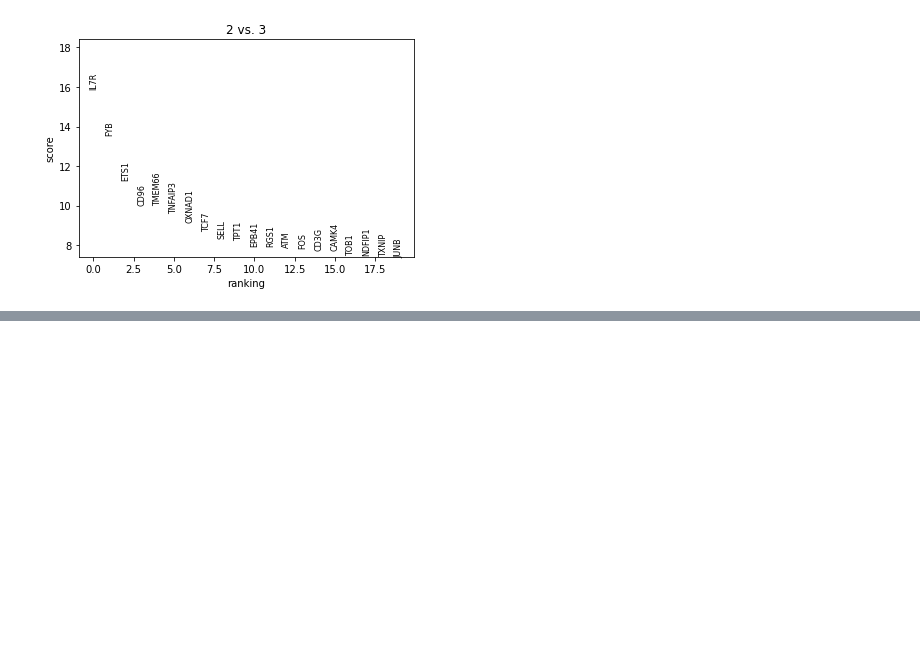
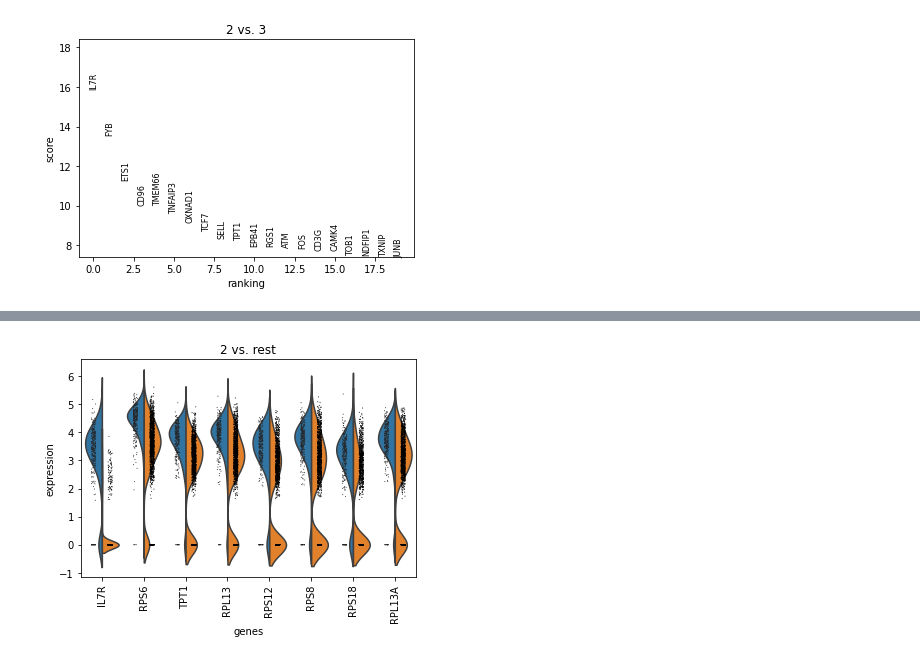
Before and after one commit to eh329/Kaggle, a Jupyter notebook: scRNAseq-eh329-Stoeckius_et_al_2017.ipynb, the cells around one changed output, grey strips where cells are left out. Cells and saved outputs as stored; diff of their text form; code cells hidden in the pictures; blank space fills up the shorter version.

```diff
--- a/scRNAseq-eh329-Stoeckius_et_al_2017.ipynb
+++ b/scRNAseq-eh329-Stoeckius_et_al_2017.ipynb
@@ -375,0 +380,8 @@ sc.pl.rank_genes_groups(data, groups = ["2"], n_genes = 20)
+# %%
+# Comparing cluster 0 to the others
+
+data = sc.read("WilcoxonComputation.pbmc3k.h5ad")
+data.uns['log1p']["base"] = None
+sc.pl.rank_genes_groups_violin(data, groups = "2", n_genes = 8)
+# %% [output]
+[figure, added]
```
Also changed, not shown: parts of 8 cells of this notebook.
